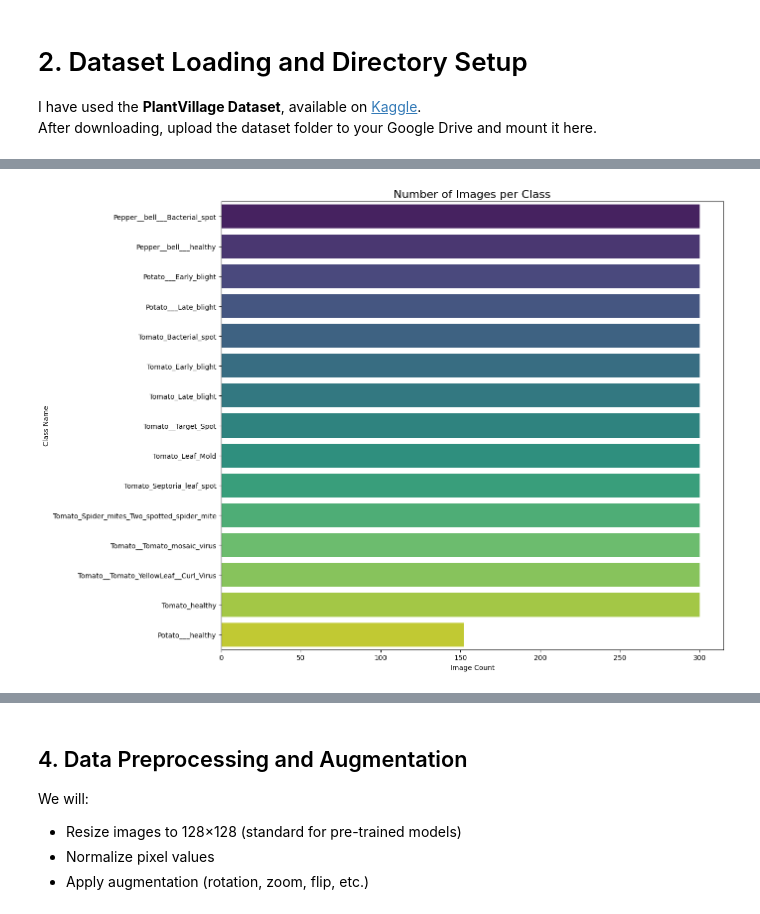
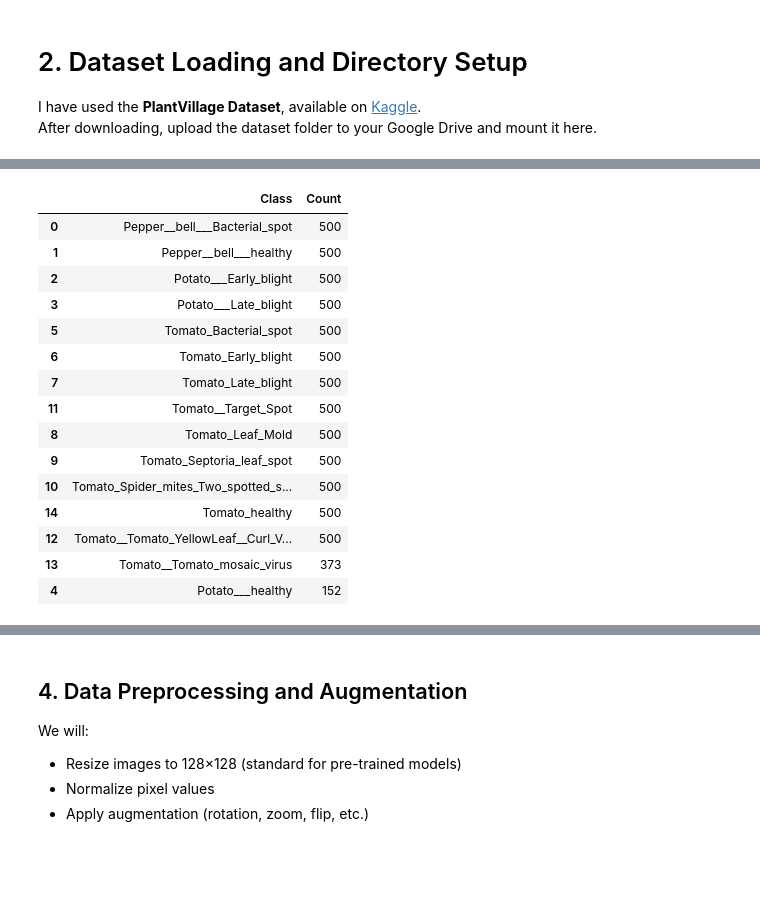
Before and after one commit to SamikshKodgire/AAI521_SmartVisionAgri, a Jupyter notebook: AAI_521_SKodgire_FinalProject.ipynb, the cells around one changed output, grey strips where cells are left out. Cells and saved outputs as stored; diff of their text form; code cells hidden in the pictures; blank space fills up the shorter version.

```diff
--- a/AAI_521_SKodgire_FinalProject.ipynb
+++ b/AAI_521_SKodgire_FinalProject.ipynb
@@ -135,22 +198,22 @@ df_counts.head()
-# %%
-# ============================================
-#  Plot class distribution
-# ============================================
-
-plt.figure(figsize=(14, 10))
-sns.barplot(
-    data=df_counts,
-    x="Image Count",
-    y="Class",
-    hue="Class",
-    dodge=False,
-    legend=False,
-    palette="viridis"
-)
-plt.title("Number of Images per Class", fontsize=16)
-plt.xlabel("Image Count")
-plt.ylabel("Class Name")
-plt.tight_layout()
-plt.show()
-# %% [output]
-[figure, removed]
+# %%
+# Count images per class
+counts = {cls: len(os.listdir(os.path.join(WORKING_DIR, cls))) for cls in class_folders}
+df_counts = pd.DataFrame(counts.items(), columns=["Class", "Count"]).sort_values("Count", ascending=False)
+df_counts
+# %% [output]
+|  | Class | Count |
+| 0 | Pepper__bell___Bacterial_spot | 500 |
+| 1 | Pepper__bell___healthy | 500 |
+| 2 | Potato___Early_blight | 500 |
+| 3 | Potato___Late_blight | 500 |
+| 5 | Tomato_Bacterial_spot | 500 |
+| 6 | Tomato_Early_blight | 500 |
+| 7 | Tomato_Late_blight | 500 |
+| 11 | Tomato__Target_Spot | 500 |
+| 8 | Tomato_Leaf_Mold | 500 |
+| 9 | Tomato_Septoria_leaf_spot | 500 |
+| 10 | Tomato_Spider_mites_Two_spotted_s... | 500 |
+| 14 | Tomato_healthy | 500 |
+| 12 | Tomato__Tomato_YellowLeaf__Curl_V... | 500 |
+| 13 | Tomato__Tomato_mosaic_virus | 373 |
+| 4 | Potato___healthy | 152 |
```
Also changed, not shown: parts of 16 cells of this notebook.
